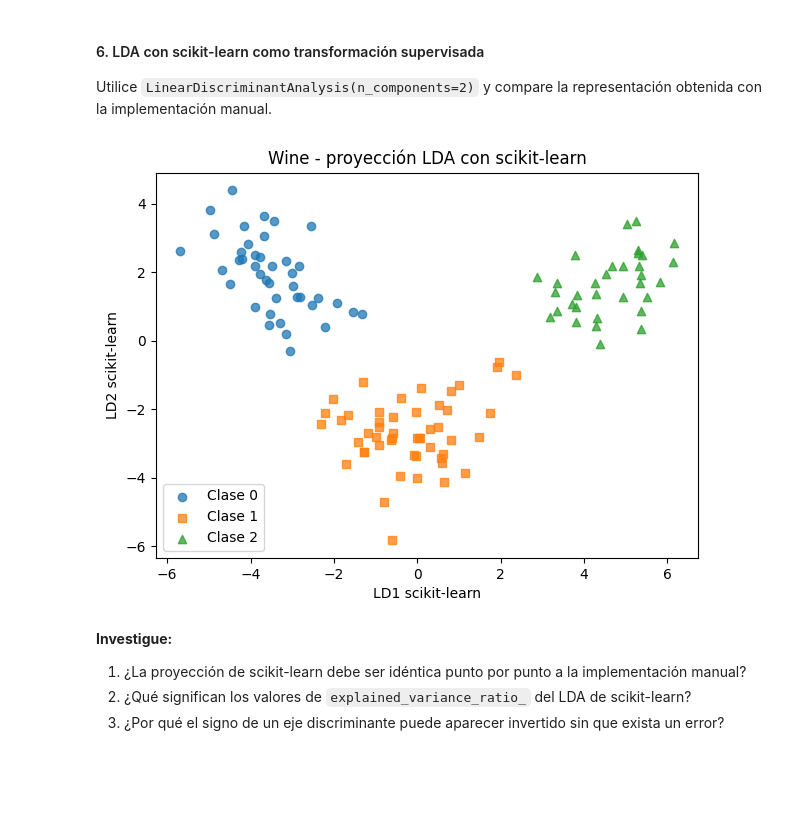
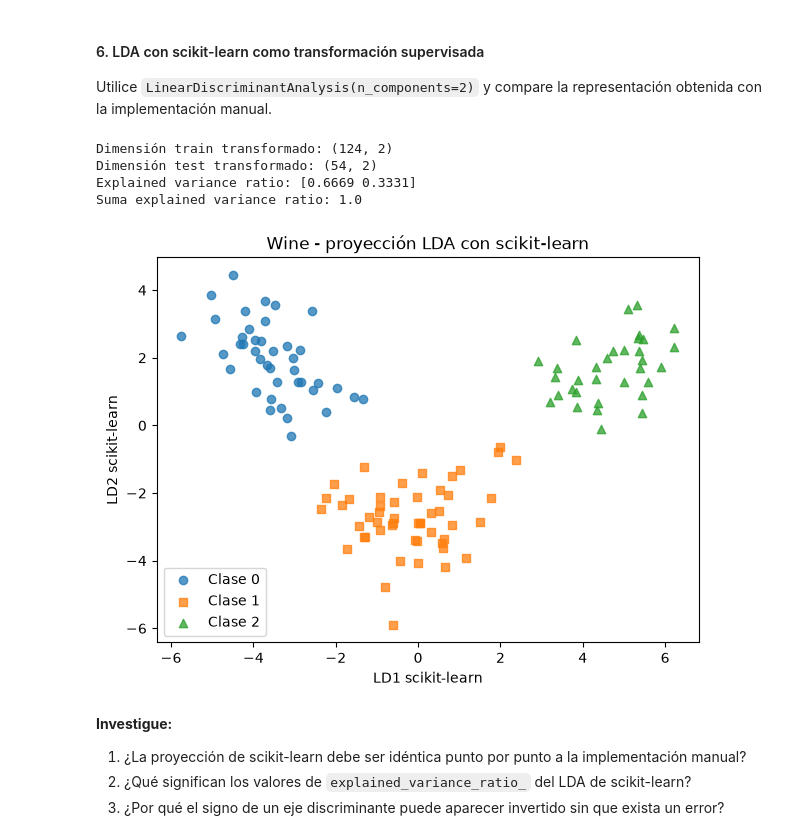
Before and after one commit to LucasSegovia01/Nu-ez_Segovia-Aprendizaje_automatico, a Jupyter notebook: Trabajo_practico_6/Clasificacion_LDA_SVM.ipynb, the cells around one changed output. Cells and saved outputs as stored; diff of their text form; code cells hidden in the pictures; blank space fills up the shorter version.

```diff
--- a/Trabajo_practico_6/Clasificacion_LDA_SVM.ipynb
+++ b/Trabajo_practico_6/Clasificacion_LDA_SVM.ipynb
@@ -364,28 +442,37 @@ Utilice `LinearDiscriminantAnalysis(n_components=2)` y compare la representació
 # %%
 lda_sklearn = LinearDiscriminantAnalysis(n_components=2)
 
 X_train_lda_sklearn =  lda_sklearn.fit_transform(X_train_std, y_train)
-X_test_lda_sklearn = lda_sklearn.transform(X_train_std)
+X_test_lda_sklearn = lda_sklearn.transform(X_test_std)
+
+print('Dimensión train transformado:', X_train_lda_sklearn.shape)
+print('Dimensión test transformado:', X_test_lda_sklearn.shape)
+print('Explained variance ratio:', lda_sklearn.explained_variance_ratio_)
+print('Suma explained variance ratio:', lda_sklearn.explained_variance_ratio_.sum())
 
 plt.figure(figsize=(7, 5))
 markers = ['o', 's', '^']
 
 for idx, label in enumerate(np.unique(y_train)):
     plt.scatter(
         X_train_lda_sklearn[y_train == label, 0],
         X_train_lda_sklearn[y_train == label, 1],
         marker=markers[idx],
         alpha=0.75,
         label=f'Clase {label}',
     )
 
 plt.xlabel('LD1 scikit-learn')
 plt.ylabel('LD2 scikit-learn')
 plt.title('Wine - proyección LDA con scikit-learn')
 plt.legend()
 plt.show()
 # %% [output]
+Dimensión train transformado: (124, 2)
+Dimensión test transformado: (54, 2)
+Explained variance ratio: [0.6669 0.3331]
+Suma explained variance ratio: 1.0
-[figure, old version]
+[figure, new version]
 # %% [markdown]
 **Investigue:**
 
```
Also changed, not shown: parts of 22 cells of this notebook.
